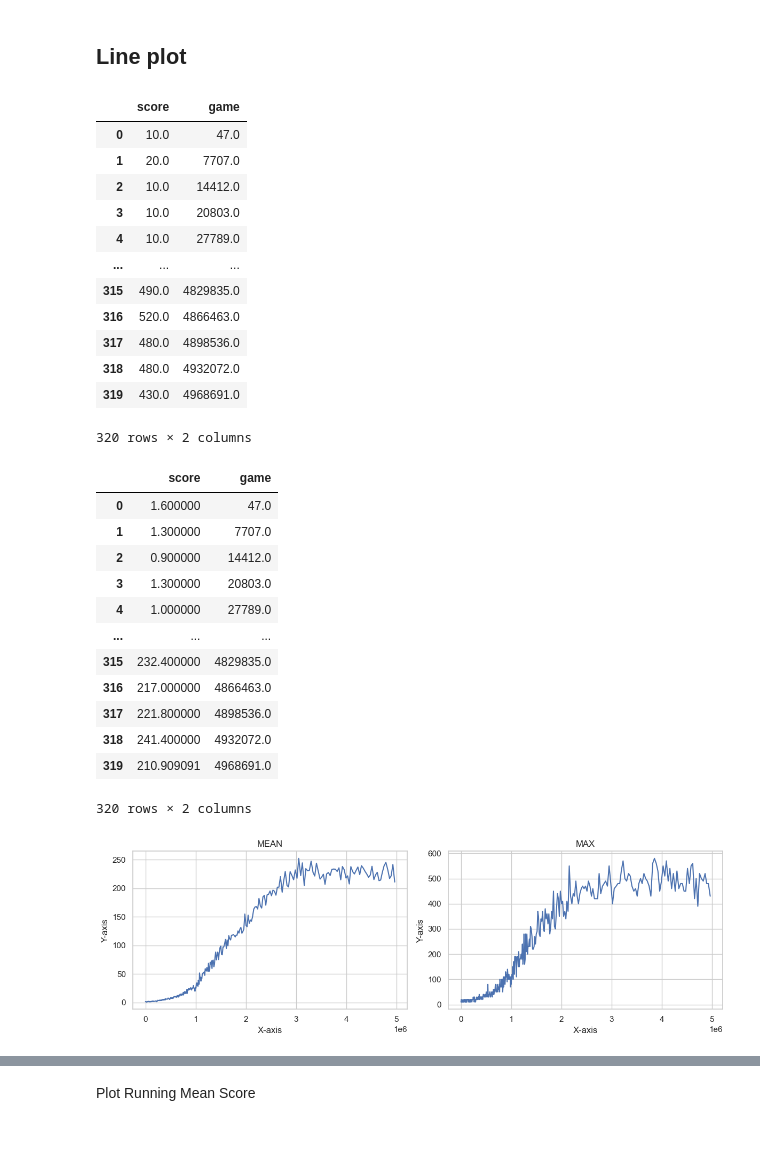
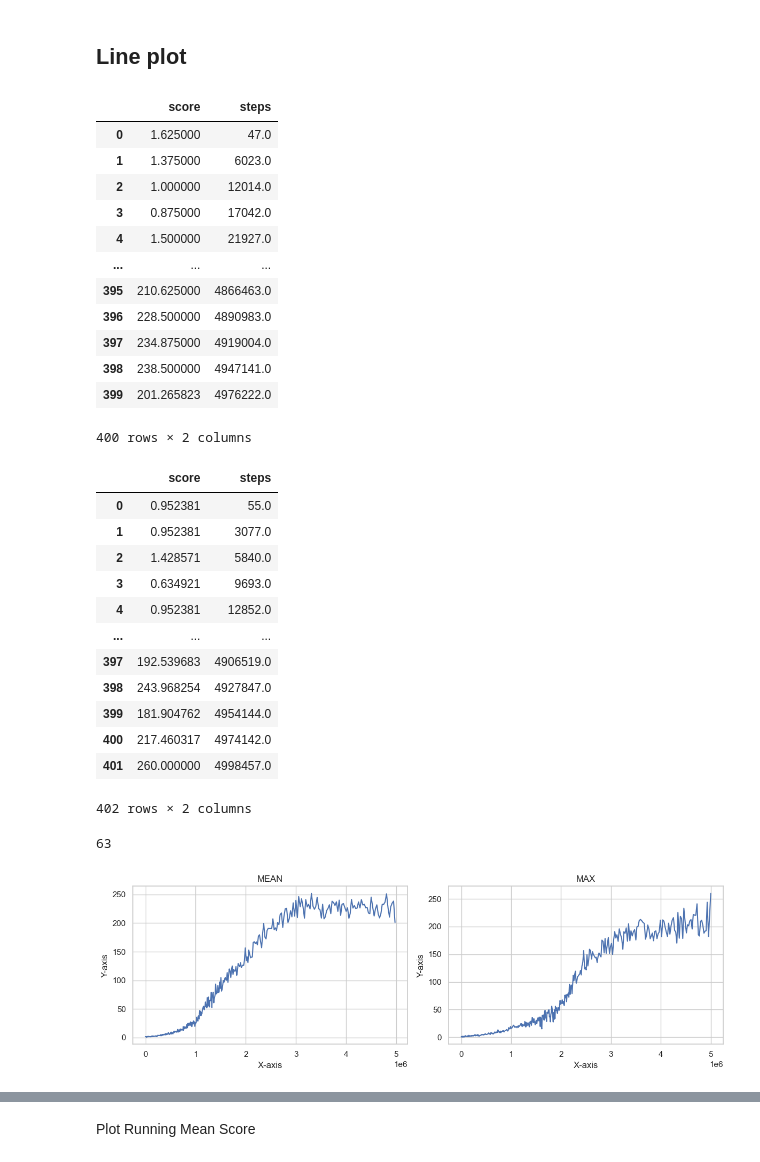
Before and after one commit to vietnhprivat/snake_ai, a Jupyter notebook: src/Classes/data_collection.ipynb, the cells around one changed output, grey strips where cells are left out. Saved outputs shown, nothing was run; the diff lists cells and outputs as text; code cells hidden in the pictures.

```diff
--- a/src/Classes/data_collection.ipynb
+++ b/src/Classes/data_collection.ipynb
@@ -34,4 +34,8 @@ def load_data(file_path):
             }
     dataframe = pd.DataFrame(data = data, columns = columns)
 
-    return  dataframe
+    return dataframe
+
+# Defining data
+onestep = load_data(file_path='DQL_PLOT\TEST_PLOTS\plot_file_onestep_15_01.pkl')
+vector = load_data(file_path='DQL_PLOT\TEST_PLOTS\plot_file_vector_15_01.pkl')
@@ -89,15 +67,12 @@ results['scores']
 # %% [markdown]
 ## Line plot
 # %%
-def get_batch(dataframe, mean):
+def get_batch(dataframe, mode='max', batch_size=100):
 
 
     # Defining array
     score = np.array(dataframe['scores'])
     game = np.array(dataframe['steps'])
-
-    # Batch size
-    batch_size = 100
 
     # Calculate the number of batches and the size of the last batch
     num_batches = len(score) // batch_size
@@ -106,7 +81,7 @@ def get_batch(dataframe, mean):
     # Creating batches
     batched_games = np.array(np.split(score[0: num_batches*batch_size], num_batches))
 
-    if mean is False:
+    if mode == 'mean':
         # Calculating mean of each batch
         batched_rest_mean = np.array(np.max(score[num_batches*batch_size:]))
         batched_mean = np.max(batched_games, axis=1)
@@ -119,67 +94,71 @@ def get_batch(dataframe, mean):
     batched_game = game[::batch_size]
 
     data = {'score' : batched_score,
-            'game' : batched_game}
+            'steps' : batched_game}
 
     batched_df = pd.DataFrame(data = data)
 
     return batched_df
 
-batch_max = get_batch(results, False)
-batch_mean = get_batch(results, True)
+onestep_max = get_batch(onestep, mode='max', batch_size=80)
+vector_max = get_batch(vector, mode='max', batch_size=63)
 
-display(batch_max, batch_mean)
+display(onestep_max, vector_max)
+
+score = np.array(vector['scores'])
+len(score)//len(onestep_max)
 # %% [output]
-|  | score | game |
-| 0 | 10.0 | 47.0 |
-| 1 | 20.0 | 7707.0 |
-| 2 | 10.0 | 14412.0 |
-| 3 | 10.0 | 20803.0 |
-| 4 | 10.0 | 27789.0 |
+|  | score | steps |
+| 0 | 1.625000 | 47.0 |
+| 1 | 1.375000 | 6023.0 |
+| 2 | 1.000000 | 12014.0 |
+| 3 | 0.875000 | 17042.0 |
+| 4 | 1.500000 | 21927.0 |
 | ... | ... | ... |
-| 315 | 490.0 | 4829835.0 |
-| 316 | 520.0 | 4866463.0 |
-| 317 | 480.0 | 4898536.0 |
-| 318 | 480.0 | 4932072.0 |
-| 319 | 430.0 | 4968691.0 |
+| 395 | 210.625000 | 4866463.0 |
+| 396 | 228.500000 | 4890983.0 |
+| 397 | 234.875000 | 4919004.0 |
+| 398 | 238.500000 | 4947141.0 |
+| 399 | 201.265823 | 4976222.0 |
-320 rows × 2 columns
+400 rows × 2 columns
-|  | score | game |
-| 0 | 1.600000 | 47.0 |
-| 1 | 1.300000 | 7707.0 |
-| 2 | 0.900000 | 14412.0 |
-| 3 | 1.300000 | 20803.0 |
-| 4 | 1.000000 | 27789.0 |
+|  | score | steps |
+| 0 | 0.952381 | 55.0 |
+| 1 | 0.952381 | 3077.0 |
+| 2 | 1.428571 | 5840.0 |
+| 3 | 0.634921 | 9693.0 |
+| 4 | 0.952381 | 12852.0 |
 | ... | ... | ... |
-| 315 | 232.400000 | 4829835.0 |
-| 316 | 217.000000 | 4866463.0 |
-| 317 | 221.800000 | 4898536.0 |
-| 318 | 241.400000 | 4932072.0 |
-| 319 | 210.909091 | 4968691.0 |
+| 397 | 192.539683 | 4906519.0 |
+| 398 | 243.968254 | 4927847.0 |
+| 399 | 181.904762 | 4954144.0 |
+| 400 | 217.460317 | 4974142.0 |
+| 401 | 260.000000 | 4998457.0 |
-320 rows × 2 columns
+402 rows × 2 columns
+63
 # %%
 import matplotlib.pyplot as plt
 
 # Create a figure with a 1x2 grid layout (1 row, 2 columns)
 plt.figure(figsize=(12, 4))  # Adjust the figure size as needed
 
 # Plot the first subplot (left)
 plt.subplot(1, 2, 1)  # 1 row, 2 columns, select the 1st subplot
-plt.plot(batch_mean['game'], batch_mean['score'])
+plt.plot(onestep_max['steps'], onestep_max['score'])
 plt.xlabel('X-axis')
 plt.ylabel('Y-axis')
 plt.title('MEAN')
 
 # Plot the second subplot (right)
 plt.subplot(1, 2, 2)  # 1 row, 2 columns, select the 2nd subplot
-plt.plot(batch_max['game'], batch_max['score'])
+plt.plot(vector_max['steps'], vector_max['score'])
 plt.xlabel('X-axis')
 plt.ylabel('Y-axis')
 plt.title('MAX')
 
 # Adjust the spacing between subplots
 plt.tight_layout()
 
 # Show the plots
 plt.show()
 # %% [output]
-[figure, old version]
+[figure, new version]
```
Also changed, not shown: parts of 6 cells of this notebook, 5 other files.
